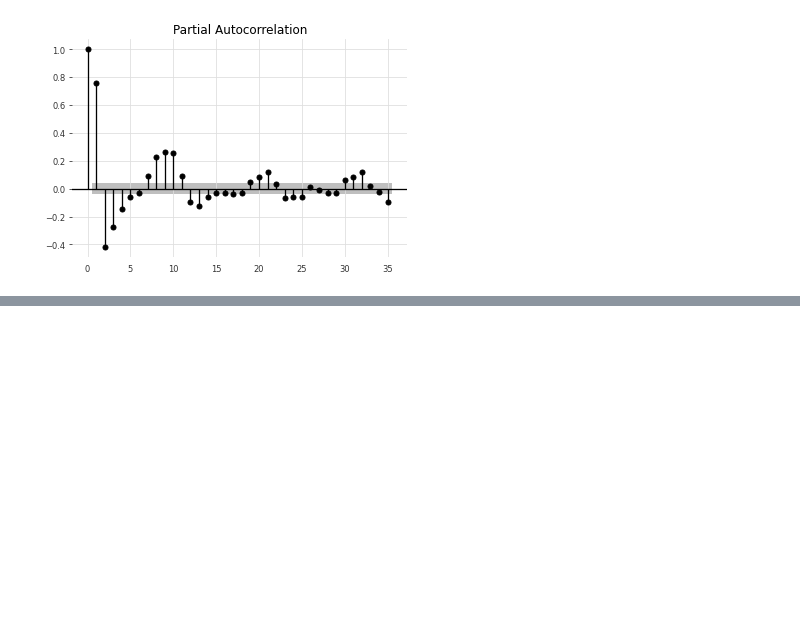
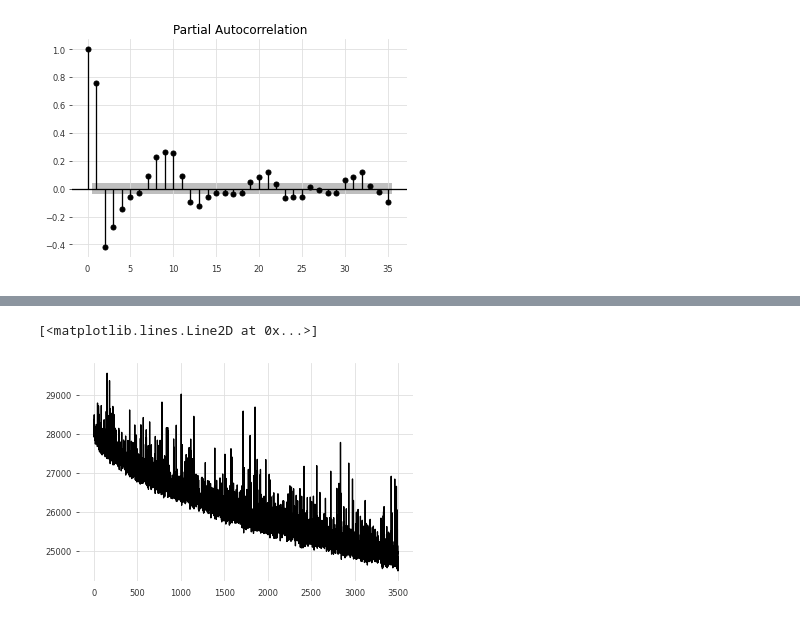
Before and after one commit to Leinadh/PV-Forecasting, a Jupyter notebook: transferencia_aprendize_Chachapoyas_to_Juliaca.ipynb, the cells around one changed output, grey strips where cells are left out. Saved outputs shown, nothing was run; the diff lists cells and outputs as text; code cells hidden in the pictures; blank space fills up the shorter version.

Commit message:
transfer chachapoyas to juliaca

```diff
--- a/transferencia_aprendize_Chachapoyas_to_Juliaca.ipynb
+++ b/transferencia_aprendize_Chachapoyas_to_Juliaca.ipynb
@@ -468,0 +533,5 @@ plot_pacf(train_Target[col_obj].values())
+# %%
+cnn_chachapoyas = tf.keras.models.load_model('saved_models/1dcnn_Chachapoyas_HIT')
+
+# Check its architecture
+cnn_chachapoyas.summary()
@@ -468,0 +565,3 @@ plot_pacf(train_Target[col_obj].values())
+# %%
+# Freeze weights
+cnn_chachapoyas.layers[0].trainable = False
@@ -468,0 +591,5 @@ plot_pacf(train_Target[col_obj].values())
+# %%
+cnn_chachapoyas.compile(optimizer='adam', loss='mse')
+# %%
+%%time
+hist_cnn_transfer = cnn_chachapoyas.fit(X, y, epochs=3500, verbose=1)
@@ -468,0 +614,5 @@ plot_pacf(train_Target[col_obj].values())
+# %%
+plt.plot(hist_cnn_transfer.history['loss'])
+# %% [output]
+[<matplotlib.lines.Line2D at 0x...>]
+[figure, added]
```
Also changed, not shown: parts of 30 cells of this notebook.
